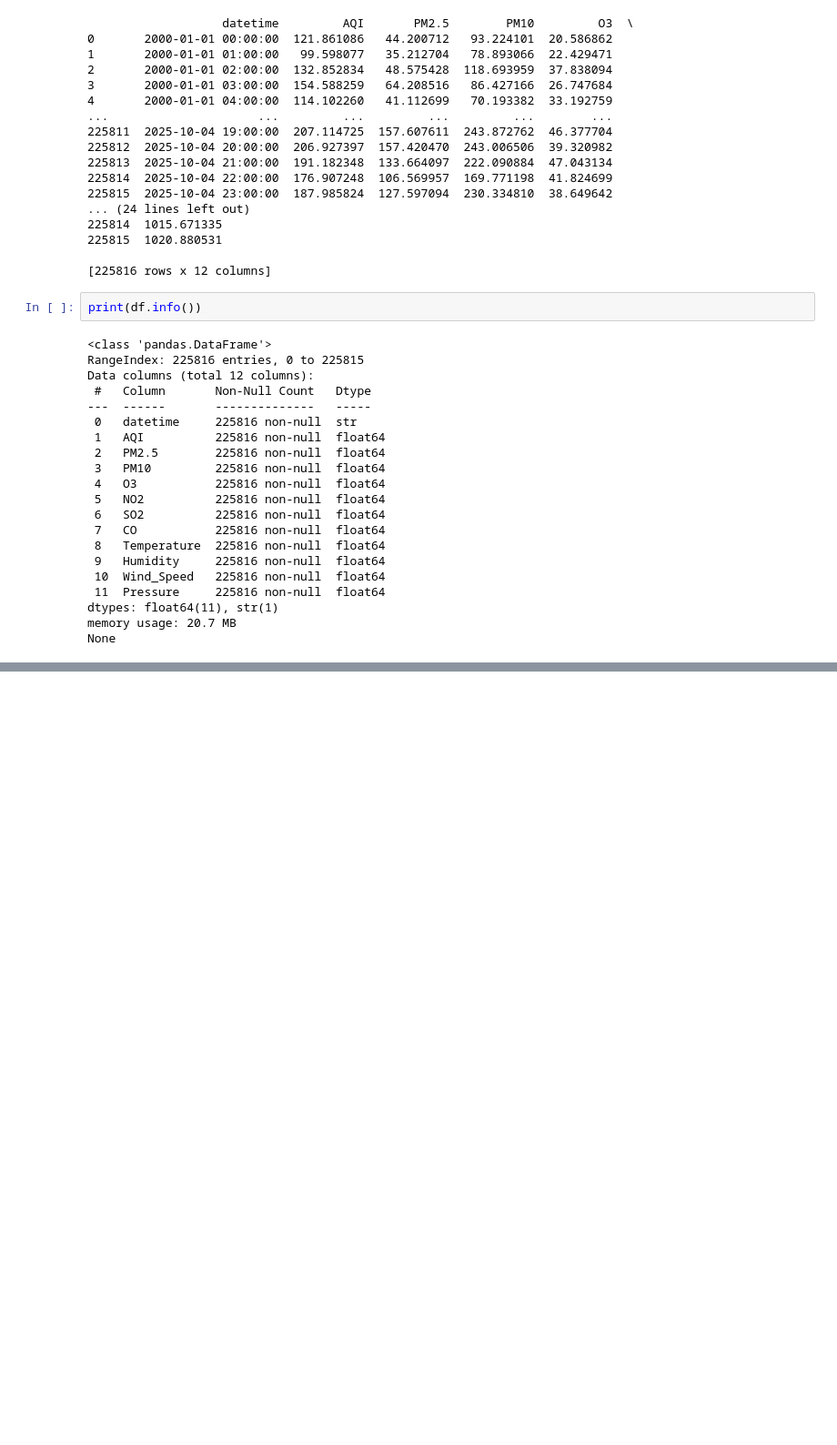
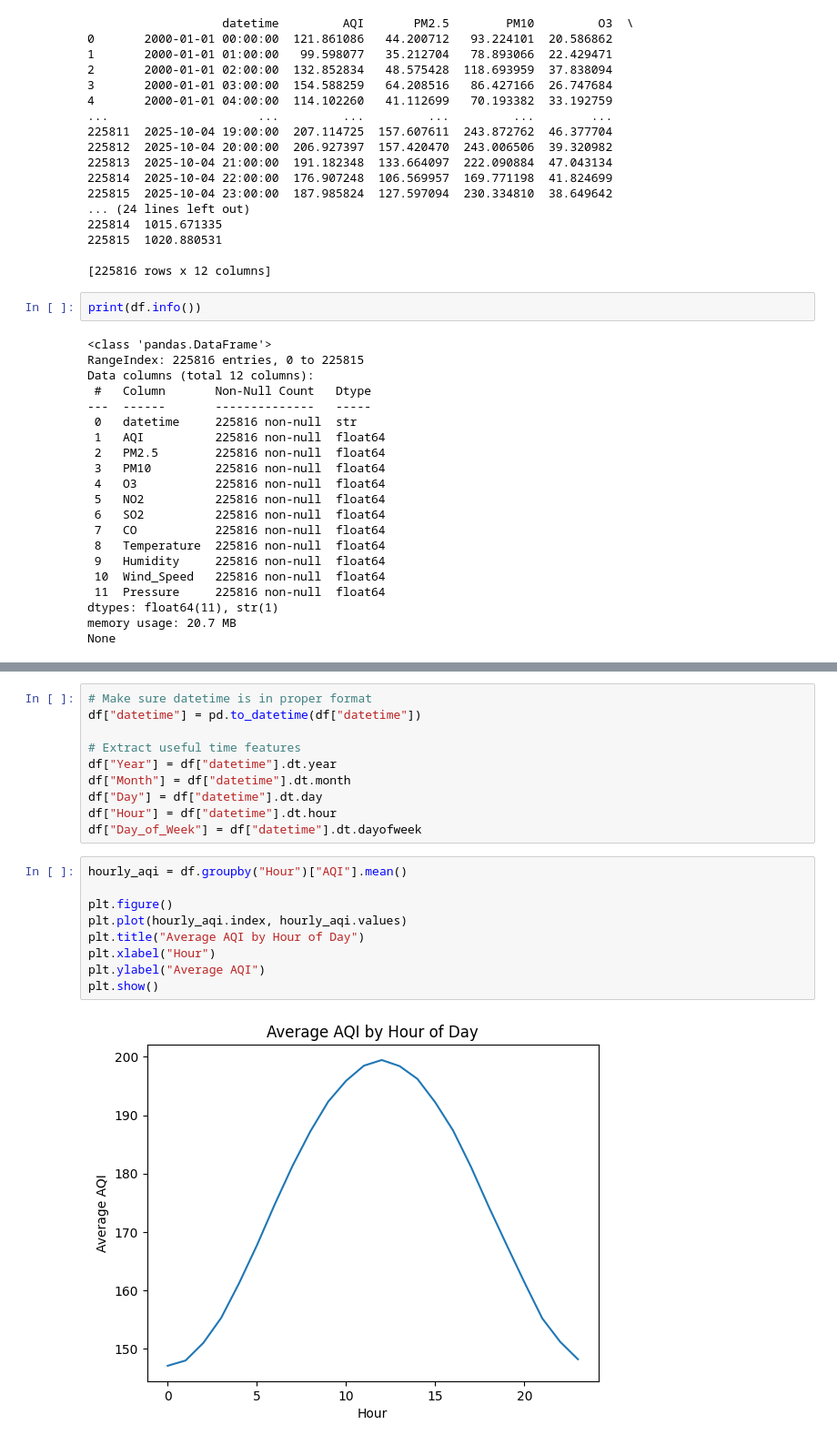
Before and after one commit to ashtonmascarenhas05-spec/aqi-predictor-ml-model, a Jupyter notebook: AQI_ExpDA.ipynb, the cells around one changed output, grey strips where cells are left out. Shown at 91% size. Saved outputs shown, nothing was run; the diff lists cells and outputs as text; blank space fills up the shorter version.

```diff
--- a/AQI_ExpDA.ipynb
+++ b/AQI_ExpDA.ipynb
@@ -49,0 +134,21 @@ None
+# %%
+# Make sure datetime is in proper format
+df["datetime"] = pd.to_datetime(df["datetime"])
+
+# Extract useful time features
+df["Year"] = df["datetime"].dt.year
+df["Month"] = df["datetime"].dt.month
+df["Day"] = df["datetime"].dt.day
+df["Hour"] = df["datetime"].dt.hour
+df["Day_of_Week"] = df["datetime"].dt.dayofweek
+# %%
+hourly_aqi = df.groupby("Hour")["AQI"].mean()
+
+plt.figure()
+plt.plot(hourly_aqi.index, hourly_aqi.values)
+plt.title("Average AQI by Hour of Day")
+plt.xlabel("Hour")
+plt.ylabel("Average AQI")
+plt.show()
+# %% [output]
+[figure, added]
```
Also changed, not shown: parts of 8 cells of this notebook.
